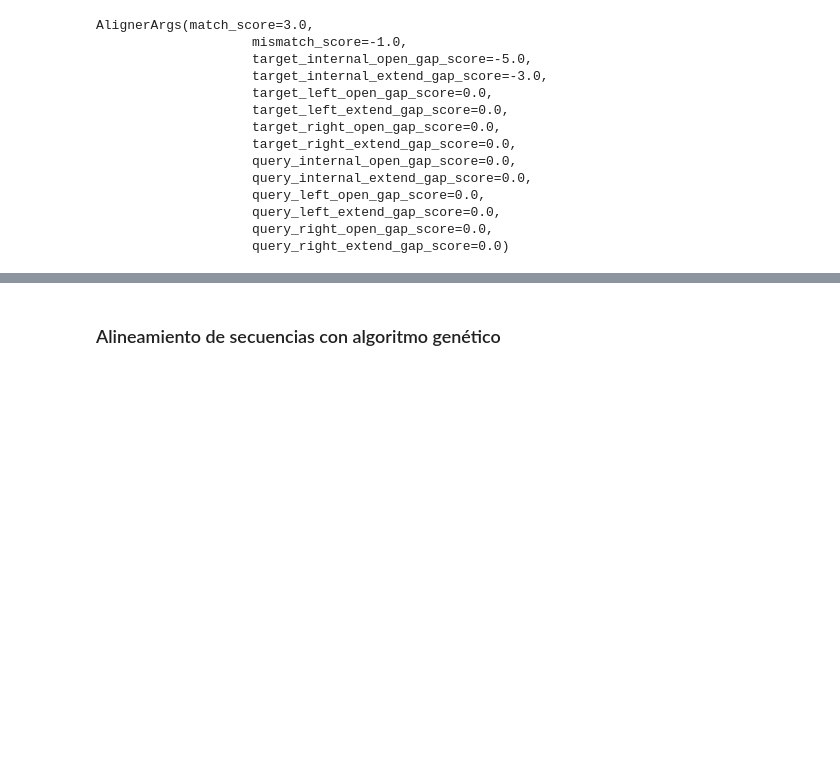
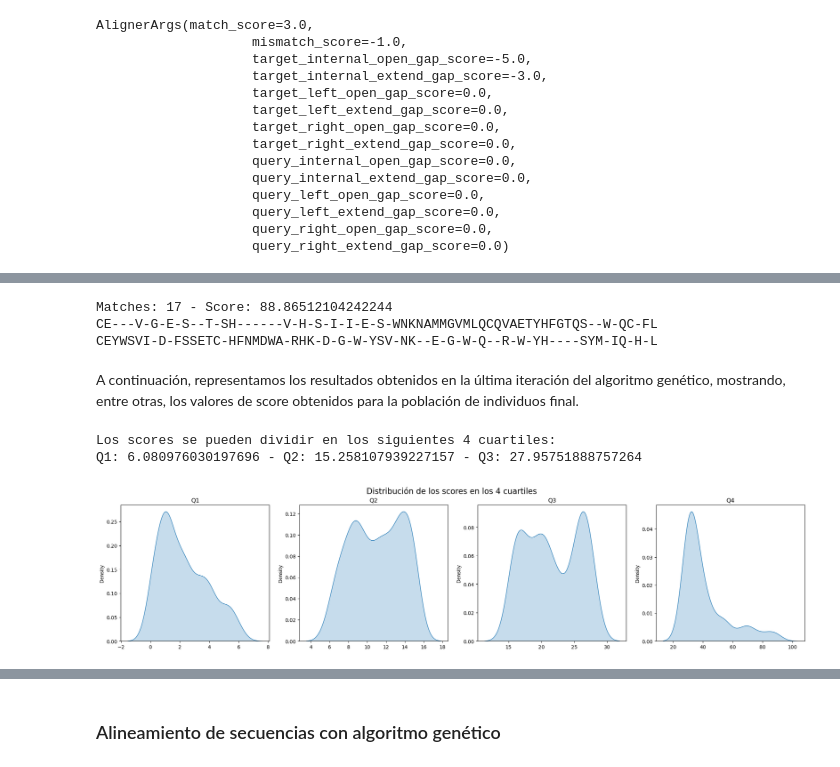
Before and after one commit to deepamino/pr2, a Jupyter notebook: Ejercicio.ipynb, the cells around one changed output, grey strips where cells are left out. Saved outputs shown, nothing was run; the diff lists cells and outputs as text; code cells hidden in the pictures; blank space fills up the shorter version.

```diff
--- a/Ejercicio.ipynb
+++ b/Ejercicio.ipynb
@@ -60,0 +124,3 @@ def get_matches(alignment):
+# %%
+geneticAlgorithm = GeneticAlgorithm(1200, 5, sequence1, sequence2, fitness_function)
+aligners, best_aligner = geneticAlgorithm.run()
@@ -60,0 +146,15 @@ def get_matches(alignment):
+# %%
+alignments = best_aligner.align(sequence1, sequence2)
+
+for i, alignment in enumerate(alignments):
+    print(f"Matches: {get_matches(alignment)} - Score: {alignment.score}")
+    print(f"{alignment[0]}\n{alignment[1]}\n\n")
+
+    if i >= 10:
+        break
+# %% [output]
+Matches: 17 - Score: 88.86512104242244
+CE---V-G-E-S--T-SH------V-H-S-I-I-E-S-WNKNAMMGVMLQCQVAETYHFGTQS--W-QC-FL
+CEYWSVI-D-FSSETC-HFNMDWA-RHK-D-G-W-YSV-NK--E-G-W-Q--R-W-YH----SYM-IQ-H-L
+# %% [markdown]
+A continuación, representamos los resultados obtenidos en la última iteración del algoritmo genético, mostrando, entre otras, los valores de score obtenidos para la población de individuos final.
@@ -60,0 +179,15 @@ def get_matches(alignment):
+# %%
+scores = np.array(scores)
+match_scores = np.array(match_scores)
+mismatch_scores = np.array(mismatch_scores)
+open_gap_scores = np.array(open_gap_scores)
+extend_gap_scores = np.array(extend_gap_scores)
+matches = np.array(matches)
+
+quartiles = np.percentile(scores, [25, 50, 75])
+
+print(f"Los scores se pueden dividir en los siguientes 4 cuartiles:")
+print(f"Q1: {quartiles[0]} - Q2: {quartiles[1]} - Q3: {quartiles[2]}")
+# %% [output]
+Los scores se pueden dividir en los siguientes 4 cuartiles:
+Q1: 6.080976030197696 - Q2: 15.258107939227157 - Q3: 27.95751888757264
@@ -60,0 +227,23 @@ def get_matches(alignment):
+# %%
+q_scores, q_matches, q_match_scores, q_mismatch_scores, q_open_gap_scores, q_extend_gap_scores = get_quartiles()
+# %%
+def plot_scores(q_scores):
+    fig, axs = plt.subplots(1, 4, figsize=(25,5))
+
+    sns.kdeplot(q_scores[0], ax=axs[0], label="Q1", fill=True)
+    sns.kdeplot(q_scores[1], ax=axs[1], label="Q2", fill=True)
+    sns.kdeplot(q_scores[2], ax=axs[2], label="Q3", fill=True)
+    sns.kdeplot(q_scores[3], ax=axs[3], label="Q4", fill=True)
+
+    axs[0].set_title("Q1")
+    axs[1].set_title("Q2")
+    axs[2].set_title("Q3")
+    axs[3].set_title("Q4")
+
+    plt.suptitle("Distribución de los scores en los 4 cuartiles", fontsize=16)
+
+    plt.show()
+
+plot_scores(q_scores)
+# %% [output]
+[figure, added]
```
Also changed, not shown: parts of 111 cells of this notebook, 3 other files.
